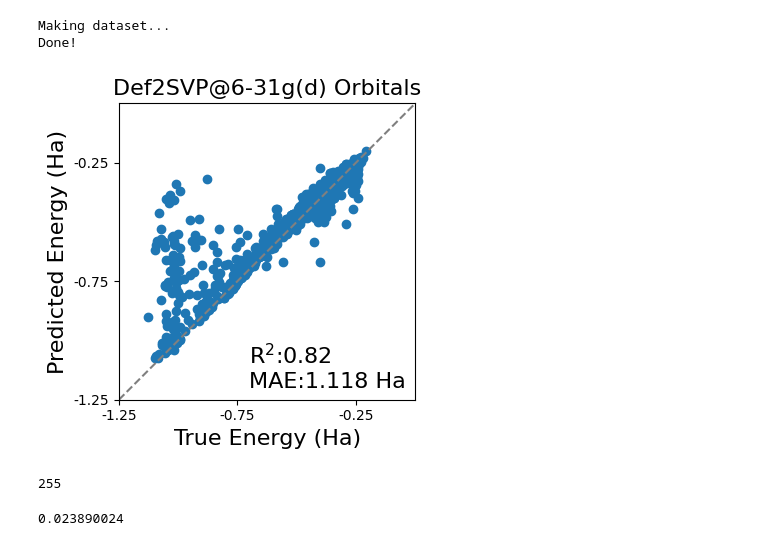
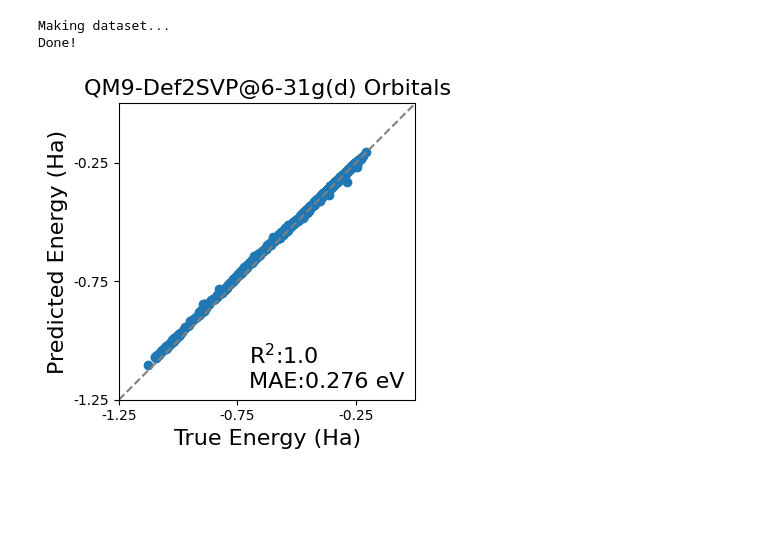
Before and after one commit to GagliardiGroup/CEONet, a Jupyter notebook: notebooks/proj_orbs.ipynb, the cells around one changed output. Drawn from its saved outputs; the diff is of its cells as text; code cells hidden in the pictures; blank space fills up the shorter version.

```diff
--- a/notebooks/proj_orbs.ipynb
+++ b/notebooks/proj_orbs.ipynb
@@ -116,13 +51,14 @@ def get_small_energies(mol_large,F_large,basis="def2svp"):
 # import h5py
 
 # NUM_MOLECULES = 100
-#Data from the QH9 datasets
+# #Data from the QH9 datasets
 # edata = QH9data(root="../../deeporb/datasets")
 
-fn = f"../example_data/qh9_631gd.h5"
+# fn = f"../data/qh9_631gd.h5"
 # if os.path.isfile(fn):
 #     os.system(f"rm {fn}")
 
+# #Generate orbitals in a smaller basis w/
 # onum = 0
 # for sys_idx in tqdm(range(NUM_MOLECULES)):
 #     mol, h, mo_energy, mos, mo_occ = edata.get(sys_idx)
@@ -140,62 +76,58 @@ fn = f"../example_data/qh9_631gd.h5"
 #                     f.create_dataset(f"o{onum}/{k}", data=v)
 #             onum += 1
 
+fn = f"../data/qh9_631gd.h5"
+from deeporb.default_net import get_model, get_params
+params = get_params("qh9","occ")
 print("Making dataset...")
-data = OrbData(data_path=fn,batch_size=BATCH_SIZE,cutoff=CUTOFF,avge0=AVGE0,sigma=SIGMA,train_split=0,val_split=1,test_split=0)
+data = OrbData(data_path=fn,batch_size=params["BATCH_SIZE"],cutoff=params["CUTOFF"],avge0=params["AVGE0"],sigma=params["SIGMA"]
+               ,train_split=0.0,val_split=1.0,test_split=0.0)
 data.setup()
 print("Done!")
 # %% [output]
 Making dataset...
 Done!
 # %%
-task.model.model.cuda()
+model = get_model("qh9","occ",100000)
+model.cuda()
 import numpy as np
 preds, trues = [], []
 for batch in data.val_dataloader():
     batch.cuda()
-    out = task.model.model.forward(batch,training=False)
-    pred = out["pred_energy"]*SIGMA + AVGE0
+    out = model(batch,training=False)
+    pred = out["pred_energy"]*params["SIGMA"] + params["AVGE0"]
     true = batch["energy"]
     preds.append(pred.detach().cpu().numpy())
     trues.append(true.detach().cpu().numpy())
 preds = np.hstack(preds)
 trues = np.hstack(trues)
 import matplotlib.pyplot as plt
 
 import scipy
 import matplotlib.pyplot as plt
 plt.figure(figsize=(4,4))
 plt.scatter(trues,preds)
 hartree_to_ev = 27.2114
 occ_mae = np.round(np.abs(preds - trues).mean()*hartree_to_ev,3)
 occ_r2 = np.round(scipy.stats.pearsonr(trues,preds)[0]**2,2)
 xmin, xmax = -1.25, 0
 x = y = np.arange(xmin,xmax+1)
 plt.plot(x,y,linestyle="--",color="grey")
 plt.xlim(xmin,xmax)
 plt.ylim(xmin,xmax)
 tcks = np.round(np.arange(xmin,xmax,0.5),2)
 plt.xticks(tcks,tcks)
 plt.yticks(tcks,tcks)
 plt.gca().set_aspect('equal')
 # plt.legend()
 djvfont = {'fontname':'DejaVu Sans'}
 fs=16
 plt.ylabel("Predicted Energy (Ha)",fontsize=16,**djvfont)
 plt.xlabel("True Energy (Ha)",fontsize=16,**djvfont)
-plt.title("Def2SVP@6-31g(d) Orbitals",fontsize=16,**djvfont)
+plt.title("QM9-Def2SVP@6-31g(d) Orbitals",fontsize=16,**djvfont)
 plt.text(-.7,-1.1,f"R$^2$:{occ_r2}",fontsize=16,**djvfont)
-plt.text(-.7,-1.2,f"MAE:{occ_mae} Ha",fontsize=16,**djvfont)
+plt.text(-.7,-1.2,f"MAE:{occ_mae} eV",fontsize=16,**djvfont)
 plt.tight_layout()
 plt.savefig("../figures/631g_def2.png",dpi=500)
 # %% [output]
-[figure, old version]
+[figure, new version]
-# %%
-cutoff = -0.35
-idx = np.where(trues > cutoff)[0]
-print(len(idx))
-mae = np.abs(trues[idx] - preds[idx]).mean()
-mae #Only 0.0239 Ha on these 255 orbitals
-# %% [output]
-255
-0.023890024
```
Also changed, not shown: parts of 1 cell of this notebook, 26 other files.
